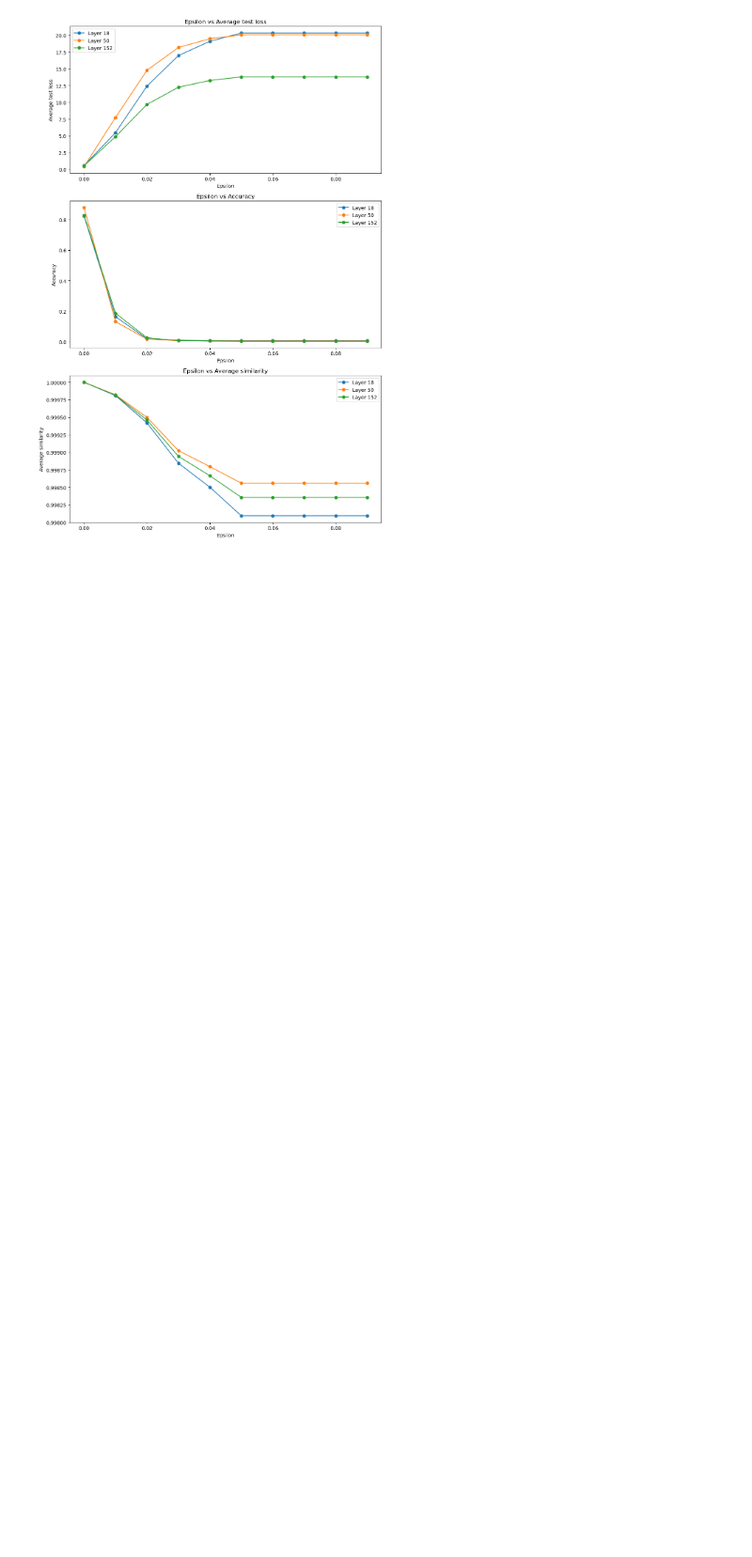
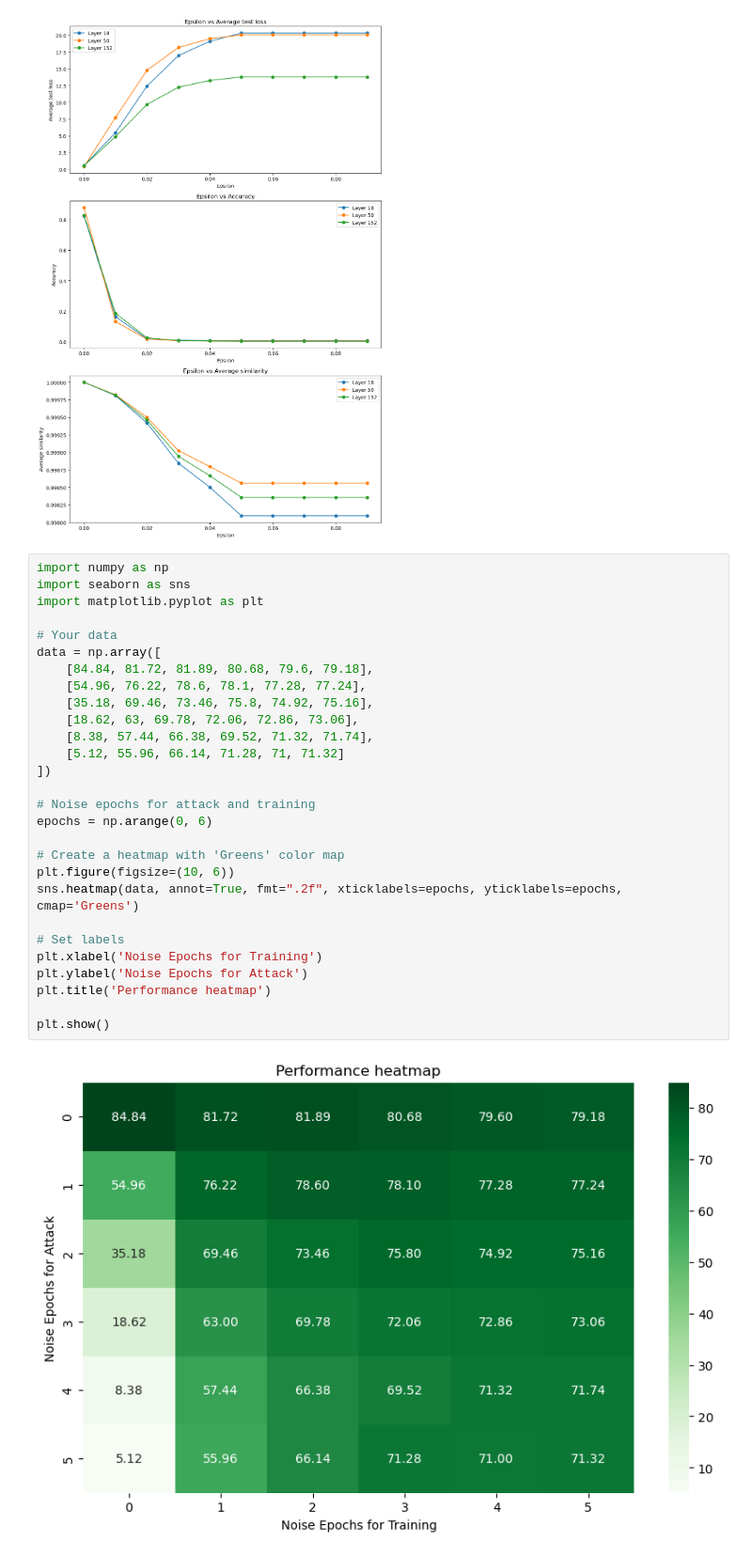
Before and after one commit to tklsimon/adversarial-attack, a Jupyter notebook: PGD vs FGSM grid Visualizing.ipynb, the cells around one changed output. Shown at 94% size. Cells and saved outputs as stored; diff of their text form; blank space fills up the shorter version.

Commit message:
adding test result visualization

```diff
--- a/PGD vs FGSM grid Visualizing.ipynb
+++ b/PGD vs FGSM grid Visualizing.ipynb
@@ -171,3 +171,33 @@ plt.show()
 68            0.998357
 69            0.998357
 [figure]
+# %%
+import numpy as np
+import seaborn as sns
+import matplotlib.pyplot as plt
+
+# Your data
+data = np.array([
+    [84.84, 81.72, 81.89, 80.68, 79.6, 79.18],
+    [54.96, 76.22, 78.6, 78.1, 77.28, 77.24],
+    [35.18, 69.46, 73.46, 75.8, 74.92, 75.16],
+    [18.62, 63, 69.78, 72.06, 72.86, 73.06],
+    [8.38, 57.44, 66.38, 69.52, 71.32, 71.74],
+    [5.12, 55.96, 66.14, 71.28, 71, 71.32]
+])
+
+# Noise epochs for attack and training
+epochs = np.arange(0, 6)
+
+# Create a heatmap with 'Greens' color map
+plt.figure(figsize=(10, 6))
+sns.heatmap(data, annot=True, fmt=".2f", xticklabels=epochs, yticklabels=epochs, cmap='Greens')
+
+# Set labels
+plt.xlabel('Noise Epochs for Training')
+plt.ylabel('Noise Epochs for Attack')
+plt.title('Performance heatmap')
+
+plt.show()
+# %% [output]
+[figure, added]
```
Also changed, not shown: parts of 1 cell of this notebook.
